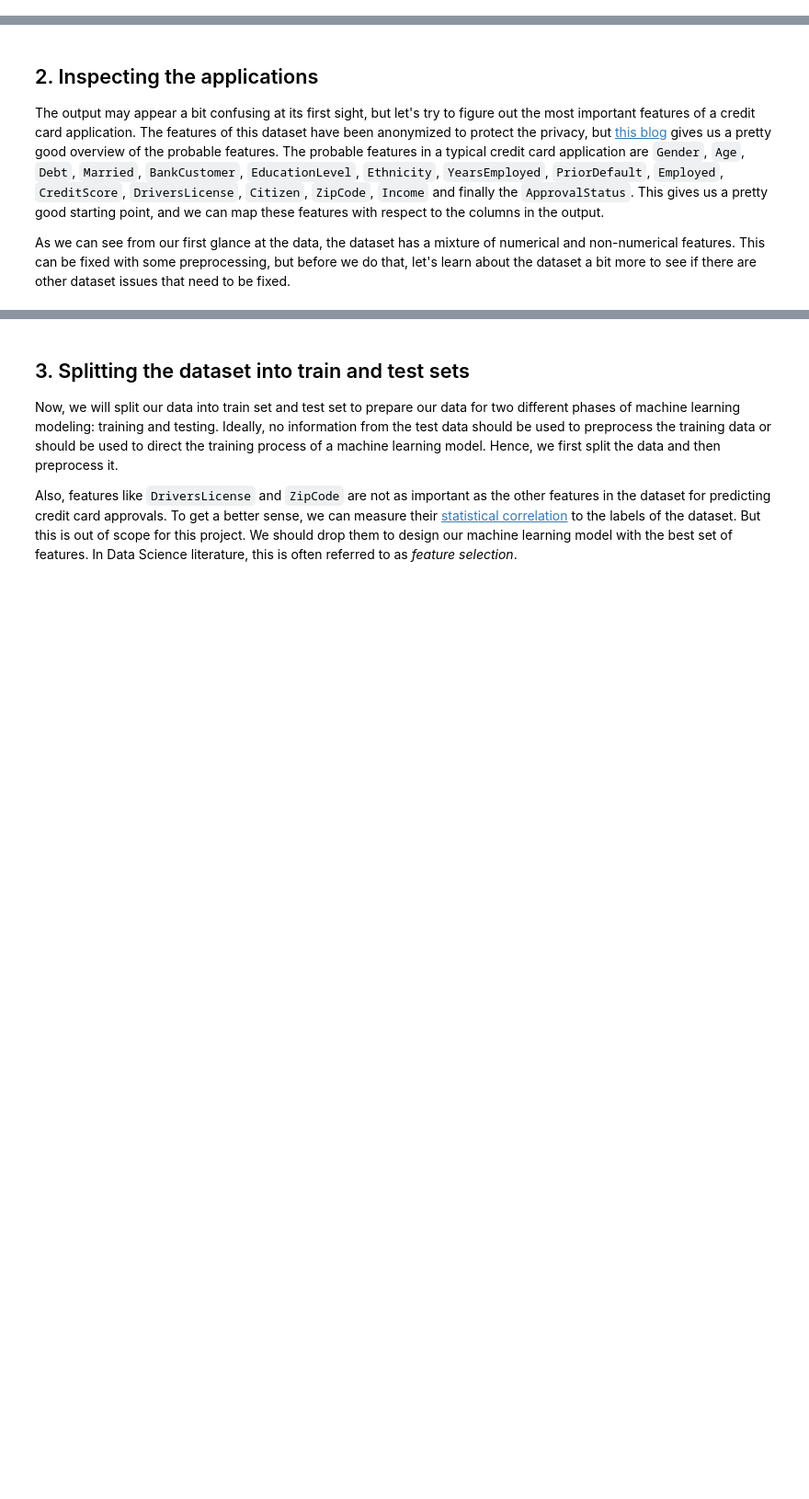
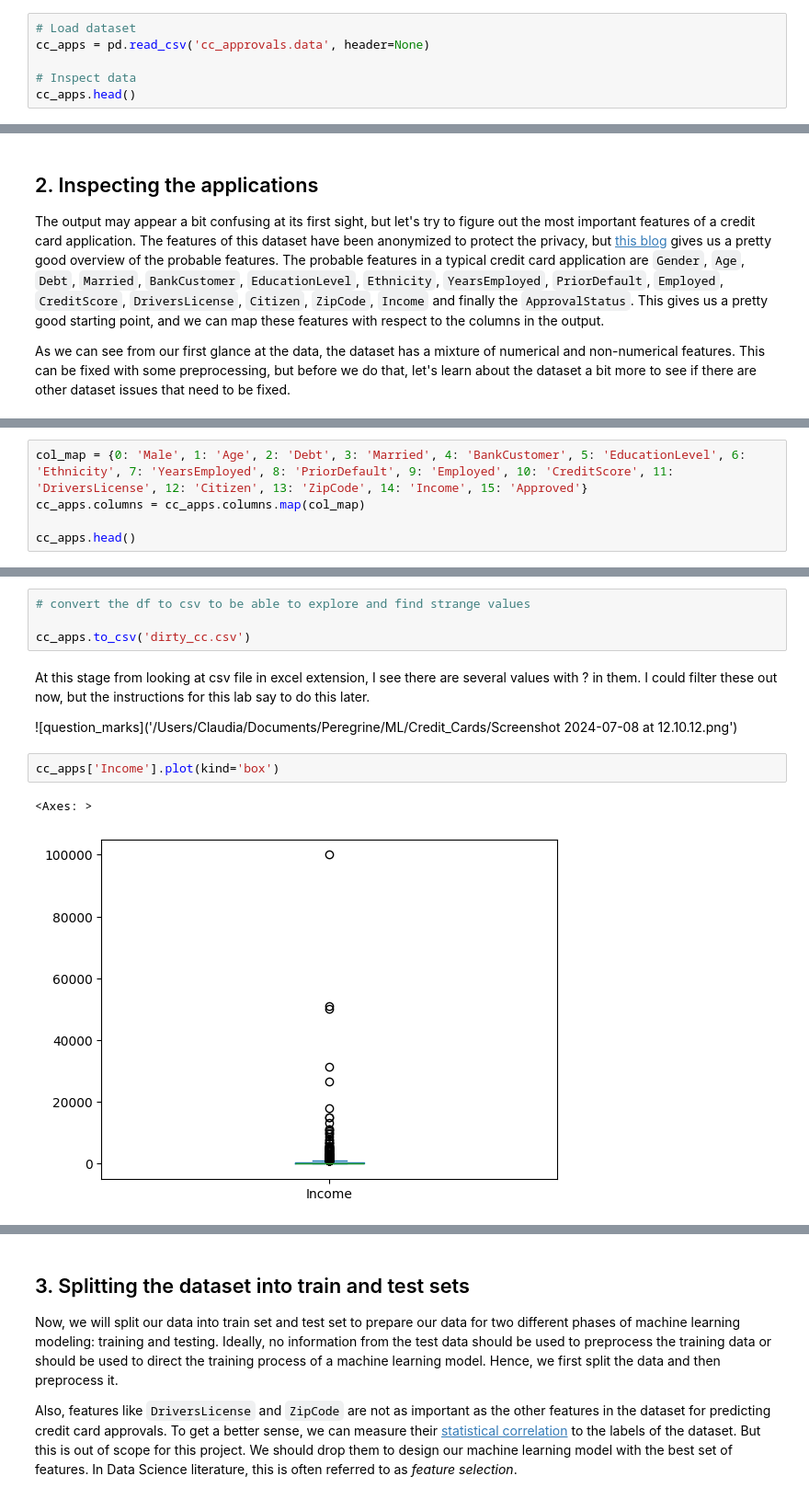
Before and after one commit to Claudiomics/credit_card_application_ML, a Jupyter notebook: Credit_Card_Lab.ipynb, the cells around one changed output, grey strips where cells are left out. Shown at 92% size. Drawn from its saved outputs; the diff is of its cells as text; blank space fills up the shorter version.

```diff
--- a/Credit_Card_Lab.ipynb
+++ b/Credit_Card_Lab.ipynb
@@ -22,0 +21,6 @@ cc_apps = ...
+# %%
+# Load dataset
+cc_apps = pd.read_csv('cc_approvals.data', header=None)
+
+# Inspect data
+cc_apps.head()
@@ -26,0 +56,5 @@ cc_apps = ...
+# %%
+col_map = {0: 'Male', 1: 'Age', 2: 'Debt', 3: 'Married', 4: 'BankCustomer', 5: 'EducationLevel', 6: 'Ethnicity', 7: 'YearsEmployed', 8: 'PriorDefault', 9: 'Employed', 10: 'CreditScore', 11: 'DriversLicense', 12: 'Citizen', 13: 'ZipCode', 14: 'Income', 15: 'Approved'}
+cc_apps.columns = cc_apps.columns.map(col_map)
+
+cc_apps.head()
@@ -41,0 +123,13 @@ print('\n')
+# %%
+# convert the df to csv to be able to explore and find strange values
+
+cc_apps.to_csv('dirty_cc.csv')
+# %% [markdown]
+At this stage from looking at csv file in excel extension, I see there are several values with ? in them. I could filter these out now, but the instructions for this lab say to do this later.
+
+![question_marks]('/Users/Claudia/Documents/Peregrine/ML/Credit_Cards/Screenshot 2024-07-08 at 12.10.12.png')
+# %%
+cc_apps['Income'].plot(kind='box')
+# %% [output]
+<Axes: >
+[figure, added]
```
Also changed, not shown: parts of 52 cells of this notebook.
